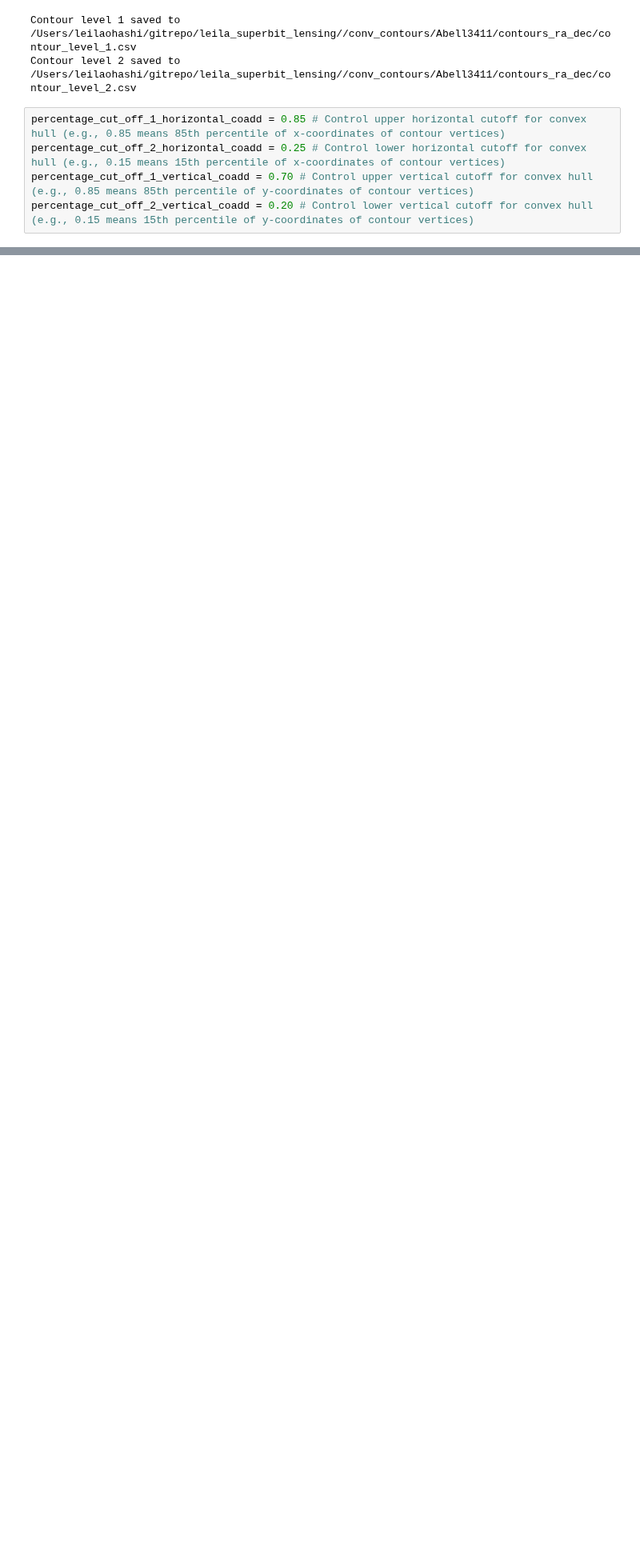
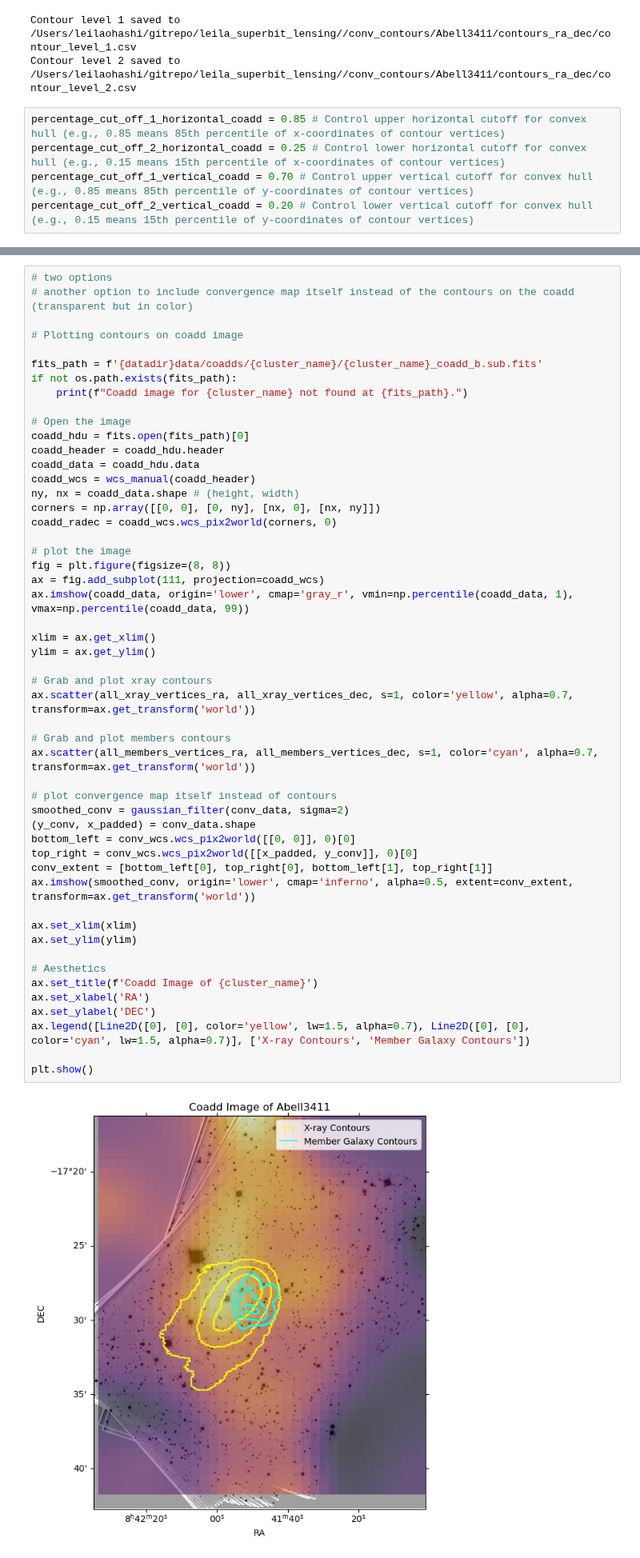
Before and after one commit to LeilaOhashi/leila_superbit_lensing, a Jupyter notebook: notebooks/leila_redseq.ipynb, the cells around one changed output, grey strips where cells are left out. Shown at 80% size. Cells and saved outputs as stored; diff of their text form; blank space fills up the shorter version.

```diff
--- a/notebooks/leila_redseq.ipynb
+++ b/notebooks/leila_redseq.ipynb
@@ -663,0 +657,53 @@ Cropped FITS saved to /Users/leilaohashi/gitrepo/leila_superbit_lensing//data/co
+# %%
+# two options
+# another option to include convergence map itself instead of the contours on the coadd (transparent but in color)
+
+# Plotting contours on coadd image
+
+fits_path = f'{datadir}data/coadds/{cluster_name}/{cluster_name}_coadd_b.sub.fits'
+if not os.path.exists(fits_path):
+    print(f"Coadd image for {cluster_name} not found at {fits_path}.")
+
+# Open the image
+coadd_hdu = fits.open(fits_path)[0]
+coadd_header = coadd_hdu.header
+coadd_data = coadd_hdu.data
+coadd_wcs = wcs_manual(coadd_header)
+ny, nx = coadd_data.shape # (height, width)
+corners = np.array([[0, 0], [0, ny], [nx, 0], [nx, ny]])
+coadd_radec = coadd_wcs.wcs_pix2world(corners, 0)
+
+# plot the image
+fig = plt.figure(figsize=(8, 8))
+ax = fig.add_subplot(111, projection=coadd_wcs)
+ax.imshow(coadd_data, origin='lower', cmap='gray_r', vmin=np.percentile(coadd_data, 1), vmax=np.percentile(coadd_data, 99))
+
+xlim = ax.get_xlim()
+ylim = ax.get_ylim()
+
+# Grab and plot xray contours
+ax.scatter(all_xray_vertices_ra, all_xray_vertices_dec, s=1, color='yellow', alpha=0.7, transform=ax.get_transform('world'))
+
+# Grab and plot members contours
+ax.scatter(all_members_vertices_ra, all_members_vertices_dec, s=1, color='cyan', alpha=0.7, transform=ax.get_transform('world'))
+
+# plot convergence map itself instead of contours
+smoothed_conv = gaussian_filter(conv_data, sigma=2)
+(y_conv, x_padded) = conv_data.shape
+bottom_left = conv_wcs.wcs_pix2world([[0, 0]], 0)[0]
+top_right = conv_wcs.wcs_pix2world([[x_padded, y_conv]], 0)[0]
+conv_extent = [bottom_left[0], top_right[0], bottom_left[1], top_right[1]]
+ax.imshow(smoothed_conv, origin='lower', cmap='inferno', alpha=0.5, extent=conv_extent, transform=ax.get_transform('world'))
+
+ax.set_xlim(xlim)
+ax.set_ylim(ylim)
+
+# Aesthetics
+ax.set_title(f'Coadd Image of {cluster_name}')
+ax.set_xlabel('RA')
+ax.set_ylabel('DEC')
+ax.legend([Line2D([0], [0], color='yellow', lw=1.5, alpha=0.7), Line2D([0], [0], color='cyan', lw=1.5, alpha=0.7)], ['X-ray Contours', 'Member Galaxy Contours'])
+
+plt.show()
+# %% [output]
+[figure, added]
```
Also changed, not shown: parts of 6 cells of this notebook.
